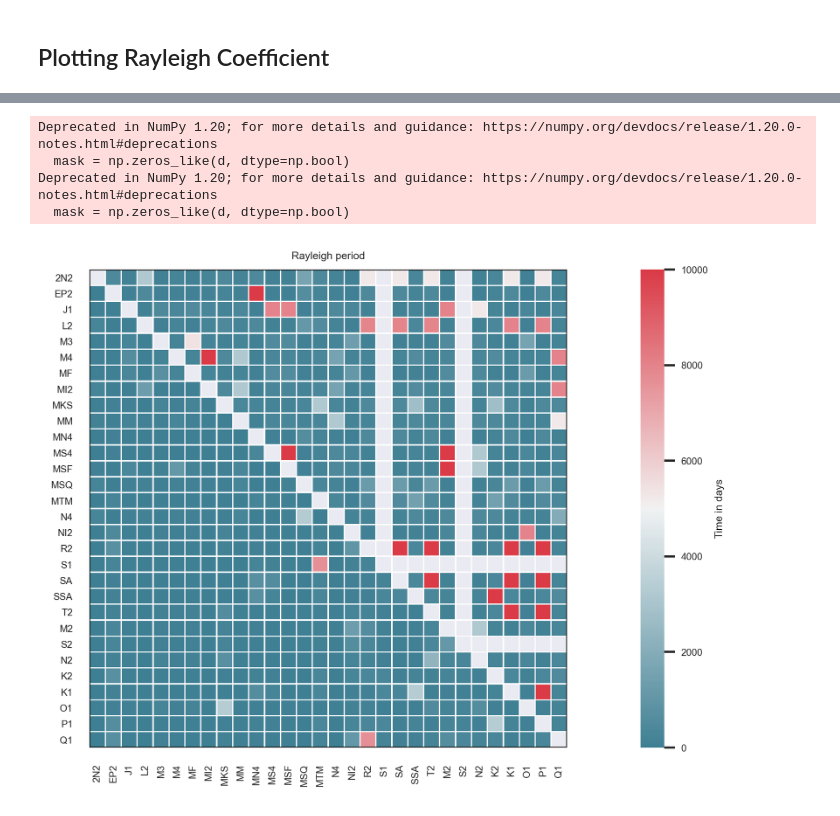
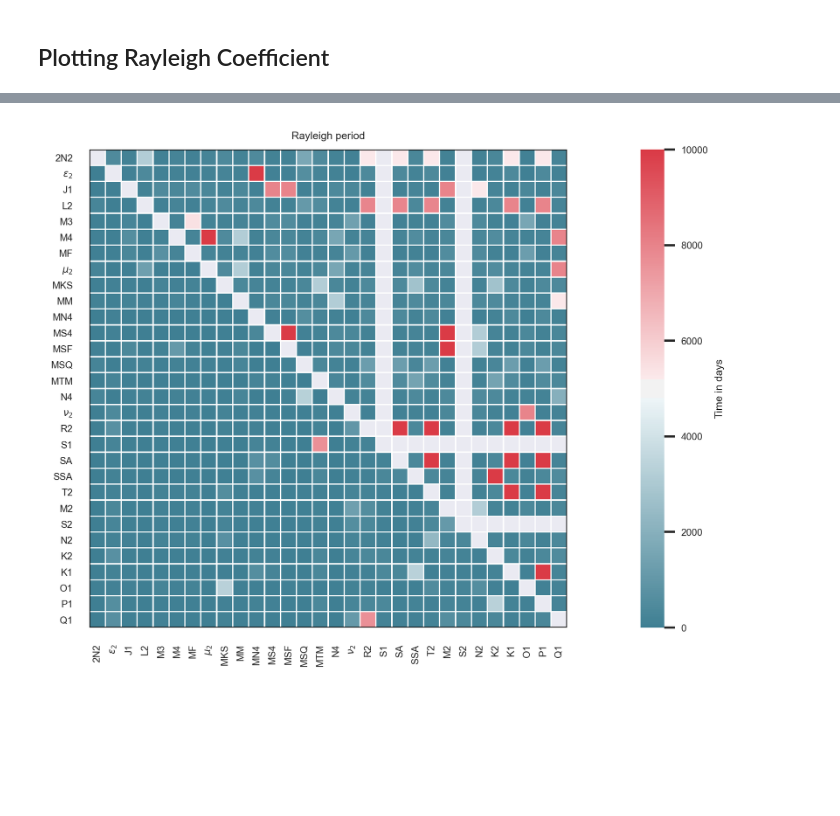
Before and after one commit to hart-davis/alias_periods, a Jupyter notebook: example_rayleigh_period.ipynb, the cells around one changed output, grey strips where cells are left out. Cells and saved outputs as stored; diff of their text form; code cells hidden in the pictures; blank space fills up the shorter version.

Commit message:
updating figures

```diff
--- a/example_rayleigh_period.ipynb
+++ b/example_rayleigh_period.ipynb
@@ -63,0 +51,34 @@ Figure. The alias period for all the tidal constituents available from FES2014b.
+# %%
+fig = plt.figure(figsize=(15,9),dpi=320) # Create matplotlib figure
+sns.set_style("whitegrid")
+# sns.set(font_scale=1)
+
+ax = fig.add_subplot(111) # Create matplotlib axes
+ax2 = ax.twinx() # Create another axes that shares the same x-axis as ax.
+
+ja.plot(kind='bar',ax=ax,legend=False,color='slateblue',position=1,
+       grid=True,width=.4)
+en.plot(kind='bar',ax=ax2,legend=False,color='red',position=0,
+       grid=True,width=.4)
+
+ax.grid(False)
+ax.set_ylim(0,1200)
+ax2.set_ylim(0,3500)
+
+cons = ["2N2","$\epsilon_{2}$","J1","L2","M3","M4","MF","$\mu_{2}$","MKS","MM","MN4","MS4","MSF","MSQ"
+            ,"MTM","N4","$\\nu_{2}$","R2","S1","SA","SSA","T2",'M2','S2','N2','K2','K1','O1','P1','Q1']
+
+ax.set_xticklabels(cons)
+ax.set_ylabel("Jason Alias Period (in days)")
+ax2.set_ylabel("Envisat Alias Period (in days)")
+
+# ax.spines['left'].set_color('blue')
+ax.yaxis.label.set_color('blue')
+ax.tick_params(axis='y', colors='blue')
+
+# ax2.spines['right'].set_color('red')
+ax2.yaxis.label.set_color('red')
+ax2.tick_params(axis='y', colors='red')
+
+plt.savefig("/Users/hart-davis/Documents/GitHub/eot20_tides/figures/Minor_Tide_Paper/alias_periods_1.png")
+plt.show()
@@ -154,36 +171,38 @@ mask[np.triu_indices_from(mask)] = False
 f, ax = plt.subplots(1,1,figsize=(15,5),dpi=320)
 
 # Generate a custom diverging colormap
 cmap = sns.diverging_palette(220, 10, as_cmap=True,center='light')
 
 # Draw the heatmap with the mask and correct aspect ratio
 ax = sns.heatmap(d, mask=mask, cmap=cmap, vmax=10000, vmin = 0 ,
             square=True,linewidths=.5, cbar_kws={"label": 'Time in days'}, ax=ax,
                  xticklabels=constituent,yticklabels=constituent,cbar=True,)
 
 ax.set_title("Rayleigh period")
 
 ax.axhline(y=0, color='k',linewidth=1)
 ax.axhline(y=d.shape[1], color='k',linewidth=1)
 ax.axvline(x=0, color='k',linewidth=1)
 ax.axvline(x=d.shape[0], color='k',linewidth=1)
 
 d = pd.DataFrame(Ry_J)
 
 mask = np.zeros_like(d, dtype=np.bool)
 mask[np.triu_indices_from(mask)] = True
 
 # Draw the heatmap with the mask and correct aspect ratio
 ax = sns.heatmap(d, mask=mask, cmap=cmap, vmax=10000, vmin = 0 ,
             square=True,linewidths=.5, cbar_kws={"label": 'Time in days'}, ax=ax,
                  xticklabels=constituent,yticklabels=constituent,cbar=False,)
 
-plt.savefig("/Users/michaelhart-davis/Documents/GitHub/eot20_tides/figures/Minor_Tide_Paper/rayleigh_both.png")
+cons = ["2N2","$\epsilon_{2}$","J1","L2","M3","M4","MF","$\mu_{2}$","MKS","MM","MN4","MS4","MSF","MSQ"
+            ,"MTM","N4","$\\nu_{2}$","R2","S1","SA","SSA","T2",'M2','S2','N2','K2','K1','O1','P1','Q1']
+
+ax.set_xticklabels(cons)
+ax.set_yticklabels(cons)
+
+plt.savefig("/Users/hart-davis/Documents/GitHub/eot20_tides/figures/Minor_Tide_Paper/rayleigh_both.png")
 
 plt.show()
 # %% [output]
-Deprecated in NumPy 1.20; for more details and guidance: https://numpy.org/devdocs/release/1.20.0-notes.html#deprecations
-  mask = np.zeros_like(d, dtype=np.bool)
-Deprecated in NumPy 1.20; for more details and guidance: https://numpy.org/devdocs/release/1.20.0-notes.html#deprecations
-  mask = np.zeros_like(d, dtype=np.bool)
-[figure, old version]
+[figure, new version]
```
Also changed, not shown: parts of 4 cells of this notebook.
